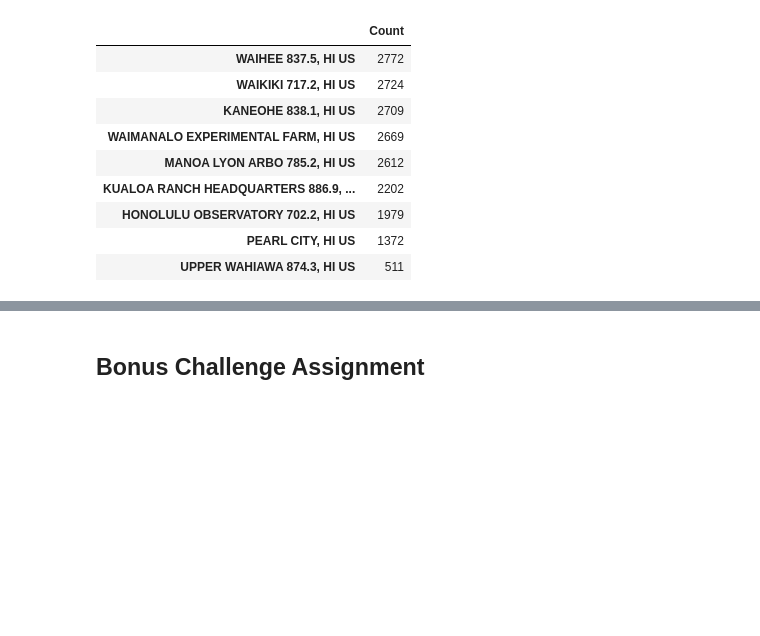
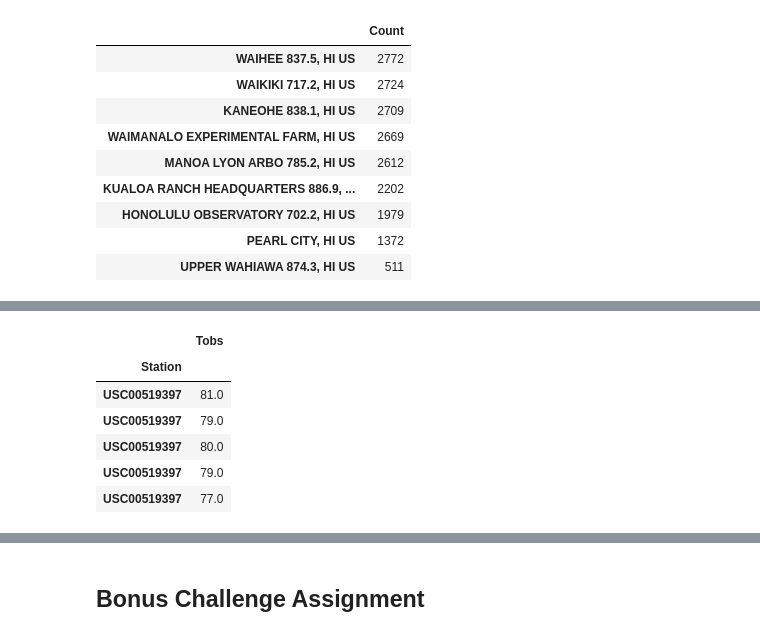
Before and after one commit to thenry390/sqlalchemy-challenge, a Jupyter notebook: climate_starter.ipynb, the cells around one changed output, grey strips where cells are left out. Drawn from its saved outputs; the diff is of its cells as text; code cells hidden in the pictures; blank space fills up the shorter version.

```diff
--- a/climate_starter.ipynb
+++ b/climate_starter.ipynb
@@ -299,0 +327,25 @@ station_count_df
+# %%
+# Choose the station with the highest number of temperature observations.
+# Query the last 12 months of temperature observation data for this station and plot the results as a histogram
+
+#precips = session.query(Measurement).filter(Measurement.date >='2016-08-23').filter(Measurement.date <= '2017-08-23').all()
+#precips = session.query(Measurement).filter(Measurement.date >= earlyDate).filter(Measurement.date <= maxDate).all()
+temps_df=pd.DataFrame(columns = ["Station", "Tobs"])
+
+for precip in precips:
+    temps_df=temps_df.append({'Station':precip.station,'Tobs':precip.tobs}, ignore_index=True)
+
+temps_df = pd.DataFrame(temps_df)
+
+# Save the query results as a Pandas DataFrame and set the index to the date column
+temps_df = temps_df.set_index('Station')
+# Sort the dataframe by date
+temps_df.head()
+# %% [output]
+|  | Tobs |
+| Station |  |
+| USC00519397 | 81.0 |
+| USC00519397 | 79.0 |
+| USC00519397 | 80.0 |
+| USC00519397 | 79.0 |
+| USC00519397 | 77.0 |
```
Also changed, not shown: parts of 6 cells of this notebook, 2 other files.
